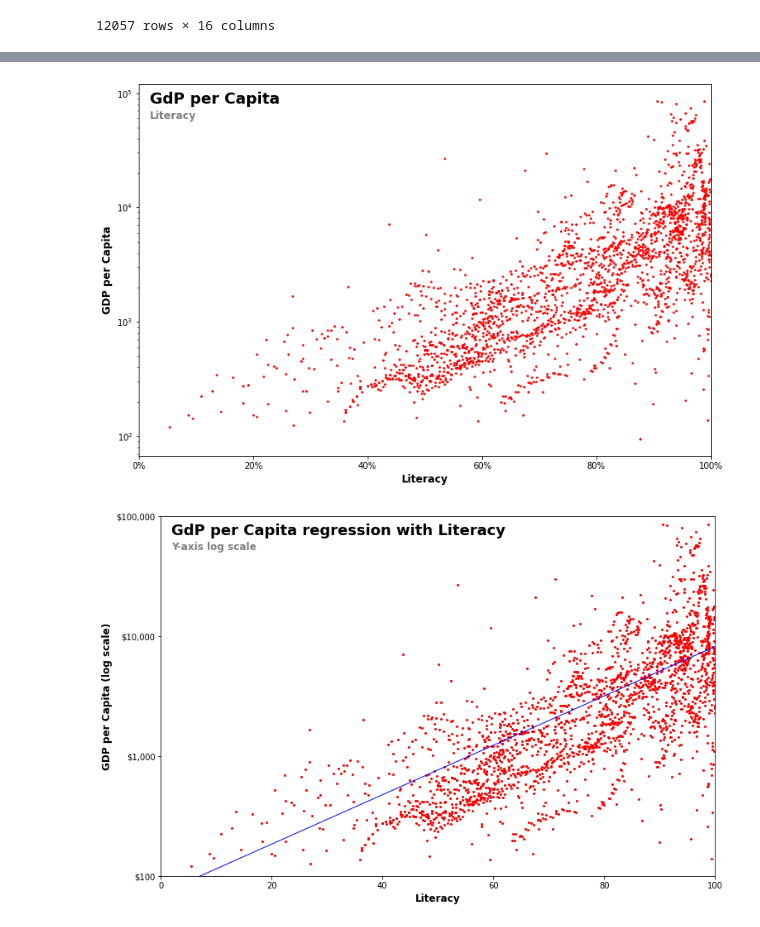
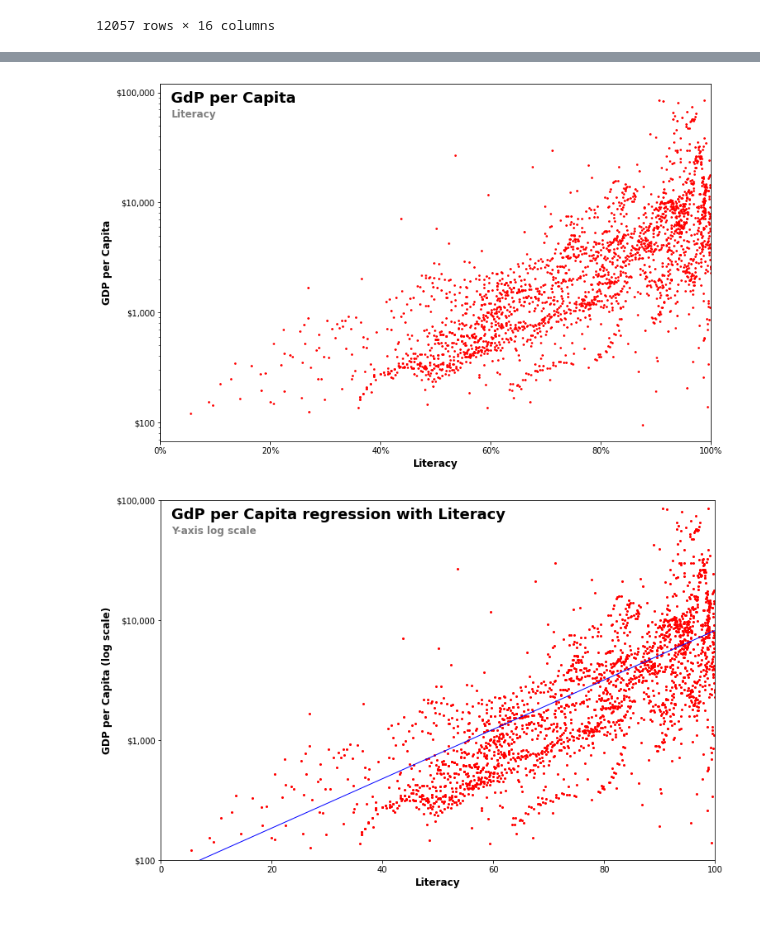
Before and after one commit to castorgit/Predictive_Analytics, a Jupyter notebook: Examples_regressions/01_Regressions_factors_GDP_per_capita.ipynb, the cells around one changed output, grey strips where cells are left out. Drawn from its saved outputs; the diff is of its cells as text; code cells hidden in the pictures.

```diff
--- a/Examples_regressions/01_Regressions_factors_GDP_per_capita.ipynb
+++ b/Examples_regressions/01_Regressions_factors_GDP_per_capita.ipynb
@@ -25,19 +43,22 @@ df
 # %%
 fig, ax = plt.subplots(1, 1, figsize=(12,8))
 ax.set_yscale('log')
 ax.set_xlabel("Literacy",fontsize=12, fontweight='bold')
 ax.set_ylabel("GDP per Capita",color="black",fontsize=12, fontweight='bold')
 ax.xaxis.set_major_formatter(ticker.FuncFormatter(lambda x, _: '{:.0%}'.format(x/100)))
 ax.set_xlim([0,100])
 
 plt.scatter(df['literacy'],df['gdpPerCap'], color='red', s=3)
 plt.figtext(0.14, 0.84, "GdP per Capita", fontsize=18, fontweight='bold')
 plt.figtext(0.14, 0.81, "Literacy", fontsize=12, color='grey',fontweight='bold')
 
+fmt = lambda x, pos: '${:,.0f}'.format((x), pos)
+ax.yaxis.set_major_formatter(ticker.FuncFormatter(fmt))
+
 #plt.savefig('Population_'+country_name+'.jpg')
 plt.show()
 # %% [output]
-[figure, old version]
+[figure, new version]
 # %%
 # regression line
 df['GDPlog'] = np.log10(df['gdpPerCap'])
```
Also changed, not shown: parts of 1 cell of this notebook.
